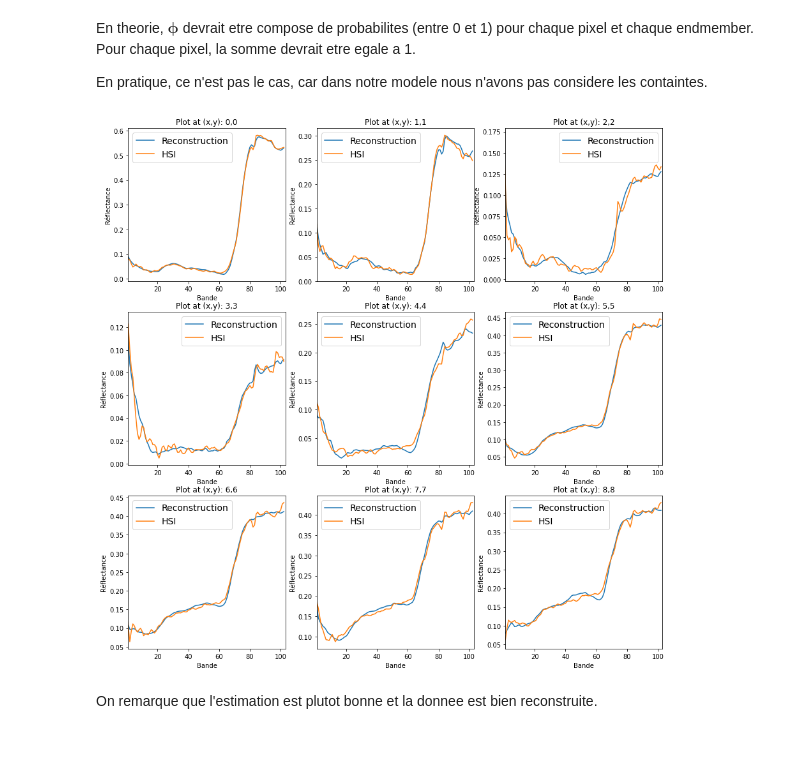
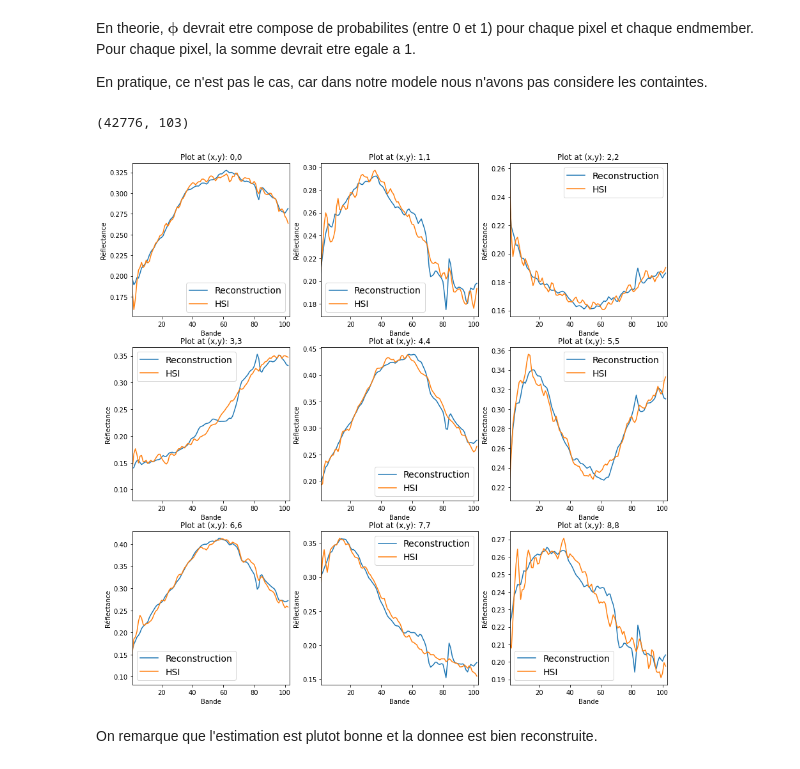
Before and after one commit to drguigui1/Unmixing-HSI, a Jupyter notebook: TP_demelange.ipynb, the cells around one changed output. Saved outputs shown, nothing was run; the diff lists cells and outputs as text; code cells hidden in the pictures.

```diff
--- a/TP_demelange.ipynb
+++ b/TP_demelange.ipynb
@@ -191,27 +191,35 @@ def analytic_solution(E, x):
 En theorie, $\boldsymbol \phi$ devrait etre compose de probabilites (entre 0 et 1) pour chaque pixel et chaque endmember. Pour chaque pixel, la somme devrait etre egale a 1.
 
 En pratique, ce n'est pas le cas, car dans notre modele nous n'avons pas considere les containtes.
+# %%
+non_zeros_idx = np.where(gt.flatten()!=0)[0]
+# %%
+hsi_nonzeros = hsi.reshape((-1, 103))[non_zeros_idx]
+# %%
+hsi_nonzeros.shape
+# %% [output]
+(42776, 103)
 # %%
-x = hsi[3, 3]
+x = hsi_nonzeros[3]
 x_hat = E @ analytic_solution(E, x)
 # %%
 plt.figure(figsize=(15,15))
 
 for i in range(9):
-    x = hsi[i, i]
+    x = hsi_nonzeros[i]
     x_hat = E @ analytic_solution(E, x)
 
     plt.subplot(3, 3, i + 1)
     plt.plot(x_hat, label='Reconstruction')
     plt.plot(x, label='HSI')
     plt.title("Plot at (x,y): {},{}".format(i, i))
     plt.xlim((1,103))
     plt.xlabel('Bande')
     plt.ylabel('Réflectance')
     plt.legend(loc='best',fontsize=14)
 plt.show()
 # %% [output]
-[figure, old version]
+[figure, new version]
 # %% [markdown]
 On remarque que l'estimation est plutot bonne et la donnee est bien reconstruite.
 # %% [markdown]
```
Also changed, not shown: parts of 9 cells of this notebook.
